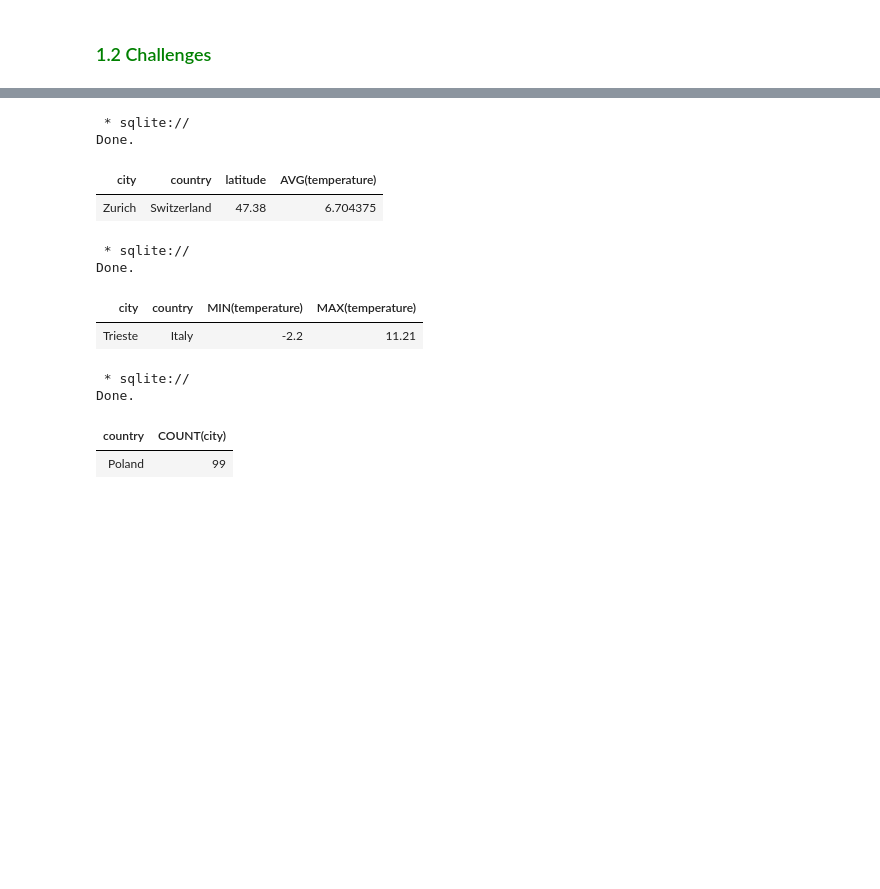
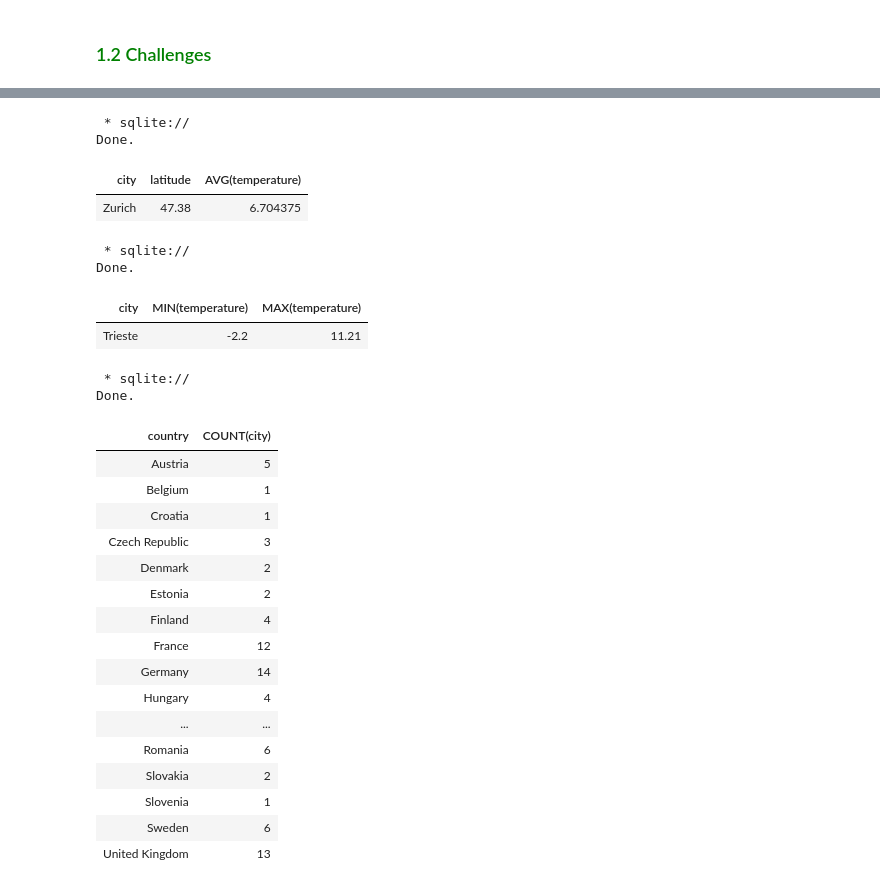
Before and after one commit to LucyKinyua/Week2_MS, a Jupyter notebook: Copy_of_SQL_Programming_Inner_Joins.ipynb, the cells around one changed output, grey strips where cells are left out. Drawn from its saved outputs; the diff is of its cells as text; code cells hidden in the pictures; blank space fills up the shorter version.

```diff
--- a/Copy_of_SQL_Programming_Inner_Joins.ipynb
+++ b/Copy_of_SQL_Programming_Inner_Joins.ipynb
@@ -159,45 +158,59 @@ Done.
 # Let's find the average temperature of non-european cities with a latitude > 45
 #
 %%sql
-SELECT city, Cities.country, latitude, AVG(temperature)
+SELECT city, latitude, AVG(temperature)
 FROM Cities INNER JOIN Countries
      ON Cities.country = Countries.country
 WHERE latitude > 45 AND EU = "no"
-ORDER BY city
 # %% [output]
  * sqlite://
 Done.
-| city | country | latitude | AVG(temperature) |
-| Zurich | Switzerland | 47.38 | 6.704375 |
+| city | latitude | AVG(temperature) |
+| Zurich | 47.38 | 6.704375 |
 # %%
 # Challenge 4
 # Let's find minimum and maxiumum temperature of european cities with latitude > 45
 #
 %%sql
-SELECT city, Cities.country, MIN(temperature), MAX(temperature)
+SELECT city, MIN(temperature), MAX(temperature)
 FROM Cities INNER JOIN Countries
      ON Cities.country = Countries.country
 WHERE latitude > 45 AND EU = "yes"
-ORDER BY city
 # %% [output]
  * sqlite://
 Done.
-| city | country | MIN(temperature) | MAX(temperature) |
-| Trieste | Italy | -2.2 | 11.21 |
+| city | MIN(temperature) | MAX(temperature) |
+| Trieste | -2.2 | 11.21 |
 # %%
 # Challenge 5
 # Let's find the number of european cities with a latitude > 45
 #
 %%sql
 SELECT Cities.country, COUNT(city)
 FROM Cities INNER JOIN Countries
      ON Cities.country = Countries.country
 WHERE latitude > 45 AND EU = "yes"
+GROUP BY Cities.country
 # %% [output]
  * sqlite://
 Done.
 | country | COUNT(city) |
-| Poland | 99 |
+| Austria | 5 |
+| Belgium | 1 |
+| Croatia | 1 |
+| Czech Republic | 3 |
+| Denmark | 2 |
+| Estonia | 2 |
+| Finland | 4 |
+| France | 12 |
+| Germany | 14 |
+| Hungary | 4 |
+| ... | ... |
+| Romania | 6 |
+| Slovakia | 2 |
+| Slovenia | 1 |
+| Sweden | 6 |
+| United Kingdom | 13 |
 # %%
 # Challenge 6
 # Which european cities belong to a country with a coastline?
```
Also changed, not shown: parts of 4 cells of this notebook.
